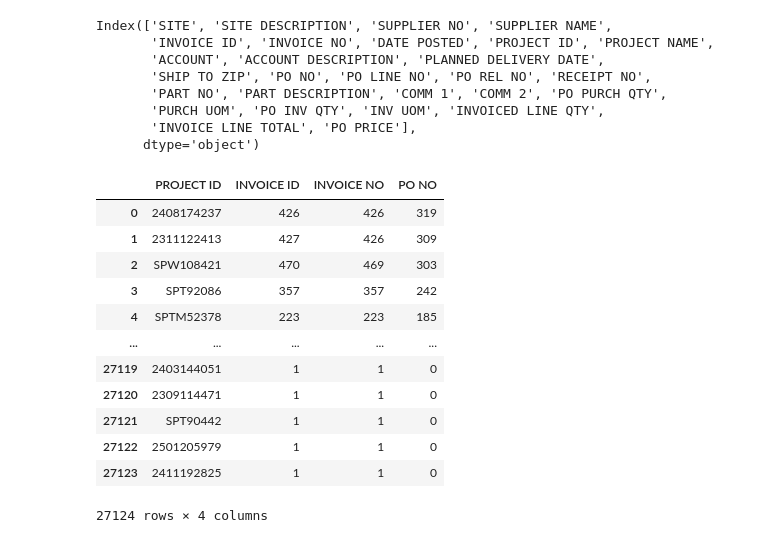
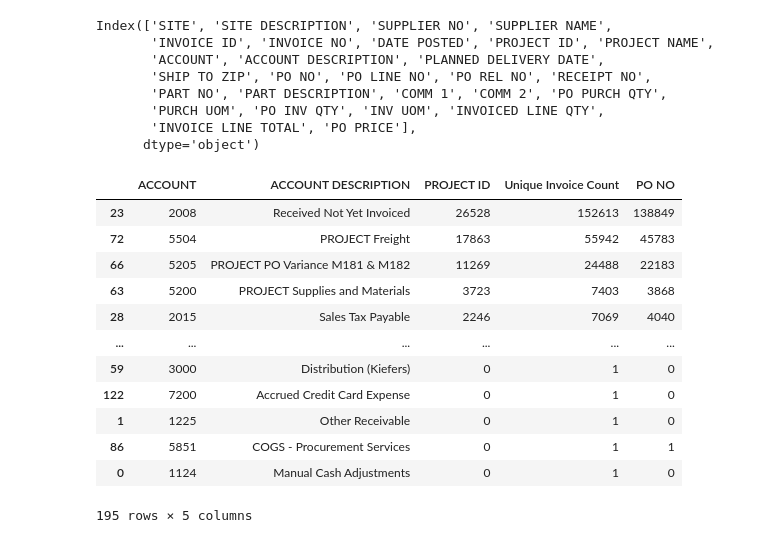
Before and after one commit to Zhuwaki/diverzify_freight_analysis, a Jupyter notebook: notebooks/nigel/nigel_09042025_project_analysis.ipynb, the cells around one changed output. Saved outputs shown, nothing was run; the diff lists cells and outputs as text; code cells hidden in the pictures.

```diff
--- a/notebooks/nigel/nigel_09042025_project_analysis.ipynb
+++ b/notebooks/nigel/nigel_09042025_project_analysis.ipynb
@@ -25,23 +17,24 @@ Index(['SITE', 'SITE DESCRIPTION', 'SUPPLIER NO', 'SUPPLIER NAME',
        'PURCH UOM', 'PO INV QTY', 'INV UOM', 'INVOICED LINE QTY',
        'INVOICE LINE TOTAL', 'PO PRICE'],
       dtype='object')
-# %%
-pivot_table = df.pivot_table(index=['PROJECT NAME','PROJECT ID'], values=['PO NO','INVOICE ID', 'INVOICE NO',], aggfunc=pd.Series.nunique).sort_values(by='PO NO', ascending=False).reset_index()
-pivot_table
-# %% [output]
-|  | PROJECT ID | INVOICE ID | INVOICE NO | PO NO |
-| 0 | 2408174237 | 426 | 426 | 319 |
-| 1 | 2311122413 | 427 | 426 | 309 |
-| 2 | SPW108421 | 470 | 469 | 303 |
-| 3 | SPT92086 | 357 | 357 | 242 |
-| 4 | SPTM52378 | 223 | 223 | 185 |
-| ... | ... | ... | ... | ... |
-| 27119 | 2403144051 | 1 | 1 | 0 |
-| 27120 | 2309114471 | 1 | 1 | 0 |
-| 27121 | SPT90442 | 1 | 1 | 0 |
-| 27122 | 2501205979 | 1 | 1 | 0 |
-| 27123 | 2411192825 | 1 | 1 | 0 |
-27124 rows × 4 columns
+# %%
+summary = df.groupby(['ACCOUNT', 'ACCOUNT DESCRIPTION'])['PROJECT ID','INVOICE ID','PO NO'].nunique().reset_index().sort_values(by='INVOICE ID', ascending=False)
+summary.rename(columns={'INVOICE ID': 'Unique Invoice Count'}, inplace=True)
+summary
+# %% [output]
+|  | ACCOUNT | ACCOUNT DESCRIPTION | PROJECT ID | Unique Invoice Count | PO NO |
+| 23 | 2008 | Received Not Yet Invoiced | 26528 | 152613 | 138849 |
+| 72 | 5504 | PROJECT Freight | 17863 | 55942 | 45783 |
+| 66 | 5205 | PROJECT PO Variance M181 & M182 | 11269 | 24488 | 22183 |
+| 63 | 5200 | PROJECT Supplies and Materials | 3723 | 7403 | 3868 |
+| 28 | 2015 | Sales Tax Payable | 2246 | 7069 | 4040 |
+| ... | ... | ... | ... | ... | ... |
+| 59 | 3000 | Distribution (Kiefers) | 0 | 1 | 0 |
+| 122 | 7200 | Accrued Credit Card Expense | 0 | 1 | 0 |
+| 1 | 1225 | Other Receivable | 0 | 1 | 0 |
+| 86 | 5851 | COGS - Procurement Services | 0 | 1 | 1 |
+| 0 | 1124 | Manual Cash Adjustments | 0 | 1 | 0 |
+195 rows × 5 columns
 # %%
 pivot_table = df.pivot_table(
     index=['PROJECT NAME','PROJECT ID', 'INVOICE ID','SUPPLIER NO', 'SUPPLIER NAME'],
```
Also changed, not shown: parts of 5 cells of this notebook, 2 other files.
